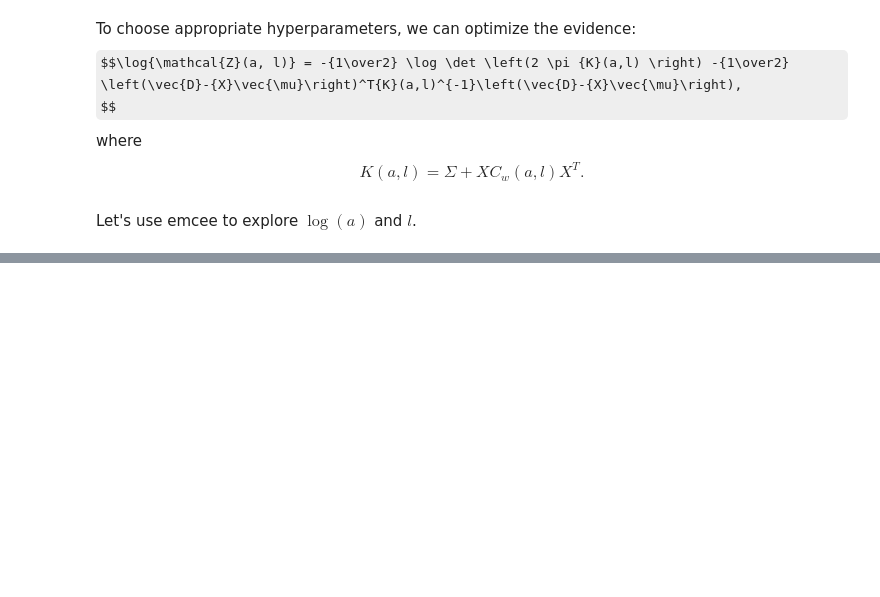
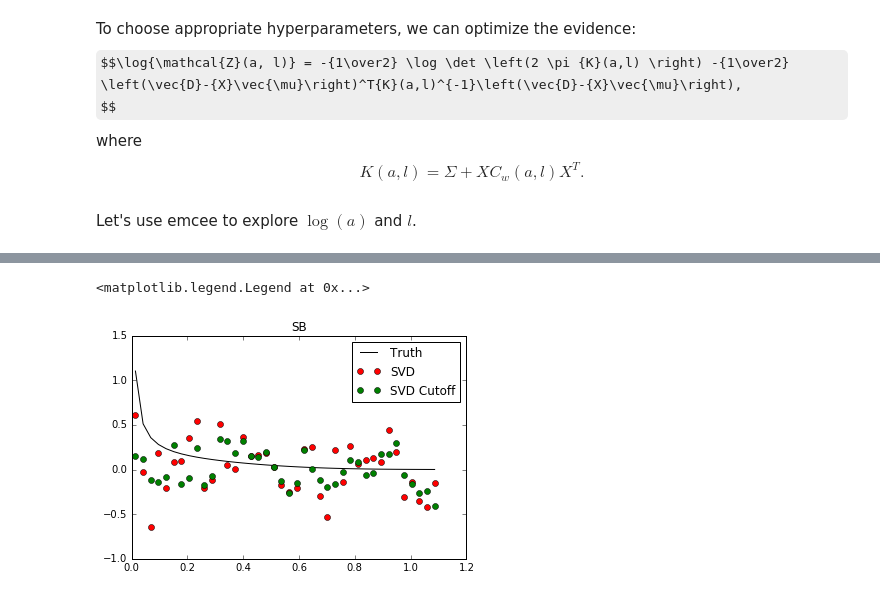
Before and after one commit to tripathi/D3SB, a Jupyter notebook: LinearSolnwithDataCreation.ipynb, the cells around one changed output, grey strips where cells are left out. Saved outputs shown, nothing was run; the diff lists cells and outputs as text; code cells hidden in the pictures; some formulas as TeX source; blank space fills up the shorter version.

```diff
--- a/LinearSolnwithDataCreation.ipynb
+++ b/LinearSolnwithDataCreation.ipynb
@@ -393,0 +381,2 @@ post = np.percentile(samples, [16, 50, 84], axis=0)
+# %%
+S = np.diag(s)
@@ -393,0 +401,5 @@ post = np.percentile(samples, [16, 50, 84], axis=0)
+# %%
+s2 = 1./s
+print s2
+s2[s2>1e7]=0.
+print s2
@@ -393,0 +427,8 @@ post = np.percentile(samples, [16, 50, 84], axis=0)
+# %%
+Sbar = np.linalg.inv(S)
+Sbargp = np.linalg.inv(np.diag(sgp))
+xhat = np.dot(np.dot(np.dot(V, Sbar),U.T),Cuinvwu)
+print xhat
+xhatgp = np.dot(np.dot(np.dot(Vgp, Sbargp),Ugp.T), Cuinvwu + np.dot(Cwinv, muw))
+print xhatgp
+print sgp
@@ -393,0 +453,4 @@ post = np.percentile(samples, [16, 50, 84], axis=0)
+# %%
+Sbar2 = np.diag(s2)
+xhat2 = np.dot(np.dot(np.dot(V, Sbar2),U.T),Cuinvwu)
+xhat2
@@ -393,0 +484,10 @@ post = np.percentile(samples, [16, 50, 84], axis=0)
+# %%
+plt.title('SB')
+plt.plot(rcenter, wtrue, 'k', label='Truth')
+#plt.plot(rcenter, wu, 'ob', label='Solve')
+plt.plot(rcenter, xhat, 'or', label='SVD')
+plt.plot(rcenter, xhat2, 'og', label='SVD Cutoff')
+plt.legend(loc='best')
+# %% [output]
+<matplotlib.legend.Legend at 0x...>
+[figure, added]
```
Also changed, not shown: parts of 14 cells of this notebook.
